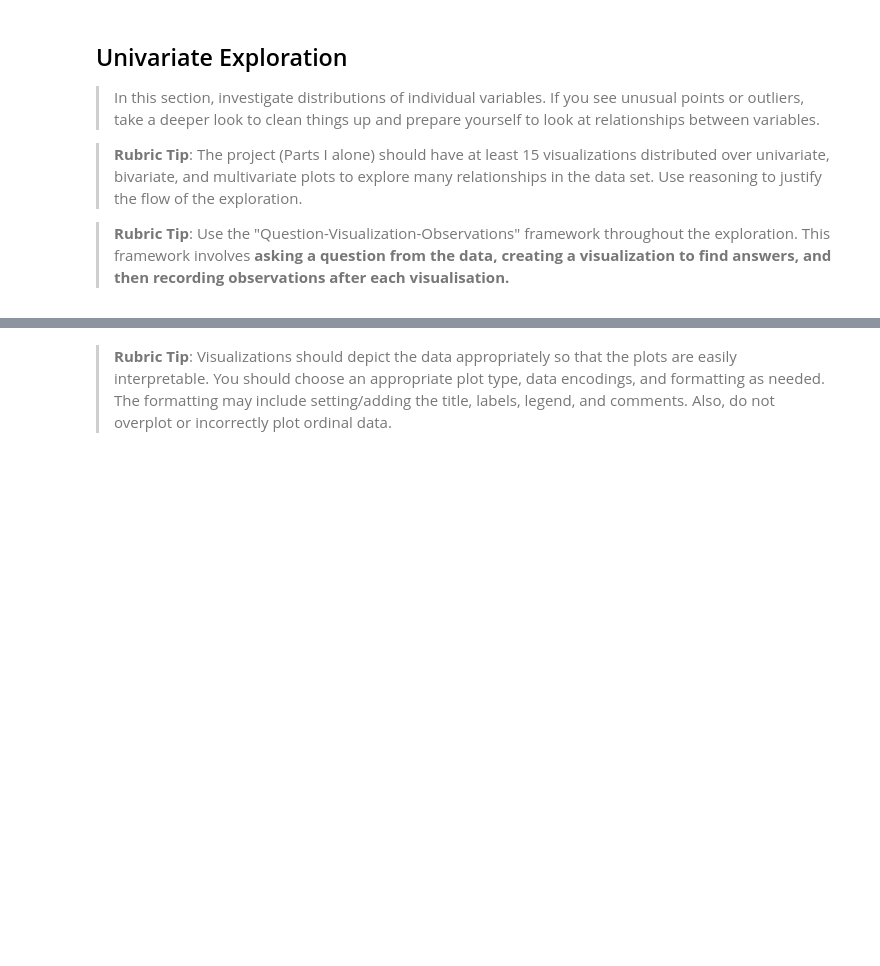
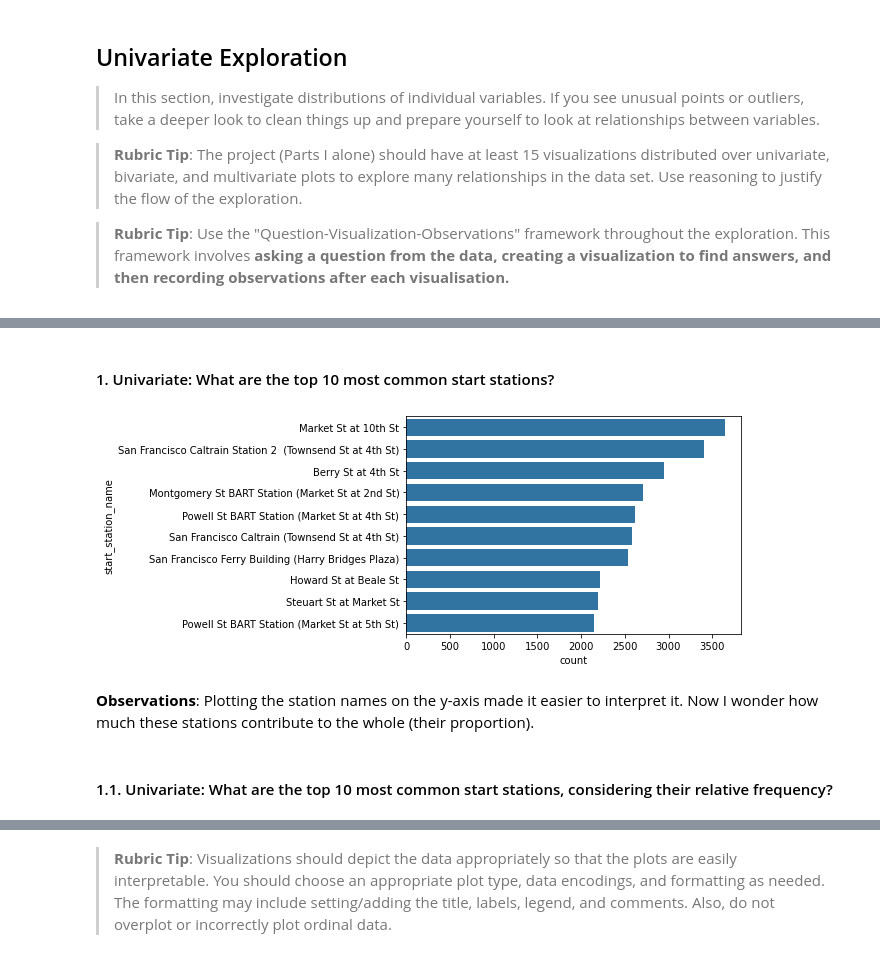
Before and after one commit to tharcyla/communicate-data-findings, a Jupyter notebook: Part_I_Exploration.ipynb, the cells around one changed output, grey strips where cells are left out. Drawn from its saved outputs; the diff is of its cells as text; code cells hidden in the pictures; blank space fills up the shorter version.

```diff
--- a/Part_I_Exploration.ipynb
+++ b/Part_I_Exploration.ipynb
@@ -289,0 +314,13 @@ and prepare yourself to look at relationships between variables.
+# %% [markdown]
+#### 1. Univariate: What are the top 10 most common start stations?
+# %%
+base_color = sns.color_palette()[0]
+# %%
+sns.countplot(data=df, y='start_station_name', color=base_color,
+             order=df['start_station_name'].value_counts().iloc[:10].index);
+# %% [output]
+[figure, added]
+# %% [markdown]
+**Observations**: Plotting the station names on the y-axis made it easier to interpret it. Now I wonder how much these stations contribute to the whole (their proportion).
+# %% [markdown]
+#### 1.1. Univariate: What are the top 10 most common start stations, considering their relative frequency?
```
Also changed, not shown: parts of 54 cells of this notebook.
